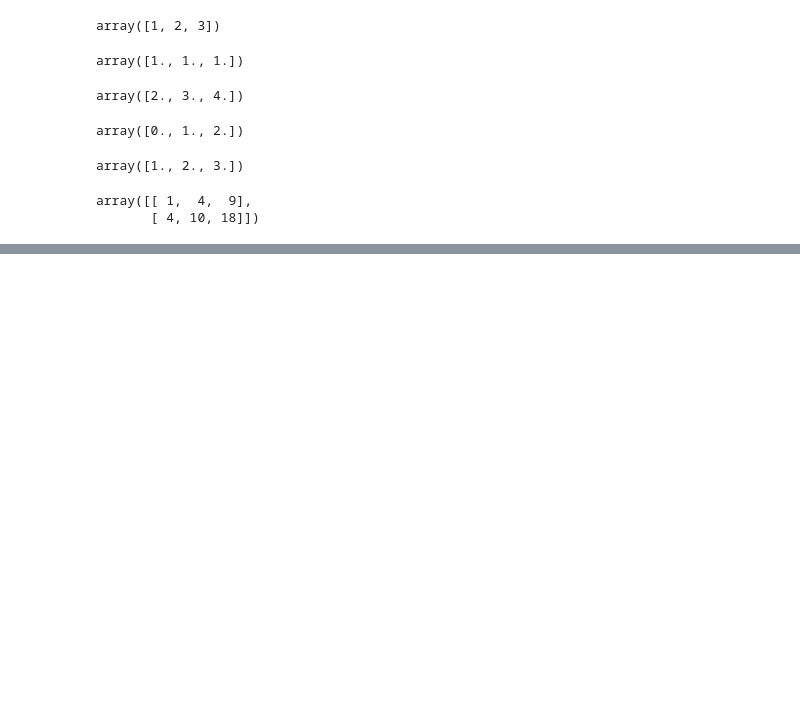
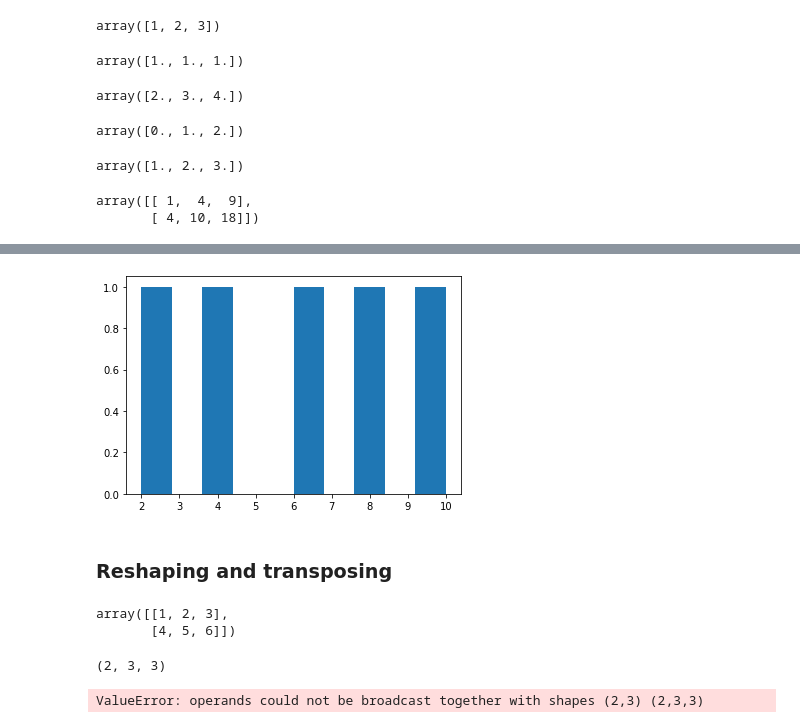
Before and after one commit to benchov/DataScience_MachineLearning_ZTM_Course, a Jupyter notebook: introduction-to-numpy.ipynb, the cells around one changed output, grey strips where cells are left out. Cells and saved outputs as stored; diff of their text form; code cells hidden in the pictures; blank space fills up the shorter version.

Commit message:
feat(itn.ipynb): Aggregation, Reshaping,Transposing, Dot Product

```diff
--- a/introduction-to-numpy.ipynb
+++ b/introduction-to-numpy.ipynb
@@ -292,0 +463,20 @@ array([[ 1,  4,  9],
+# %%
+plt.hist(low_var_a)
+plt.show()
+# %% [output]
+[figure, added]
+# %% [markdown]
+### Reshaping and transposing
+# %%
+a2
+# %% [output]
+array([[1, 2, 3],
+       [4, 5, 6]])
+# %%
+a3.shape
+# %% [output]
+(2, 3, 3)
+# %%
+a2 * a3
+# %% [output]
+ValueError: operands could not be broadcast together with shapes (2,3) (2,3,3)
```
Also changed, not shown: parts of 47 cells of this notebook.
